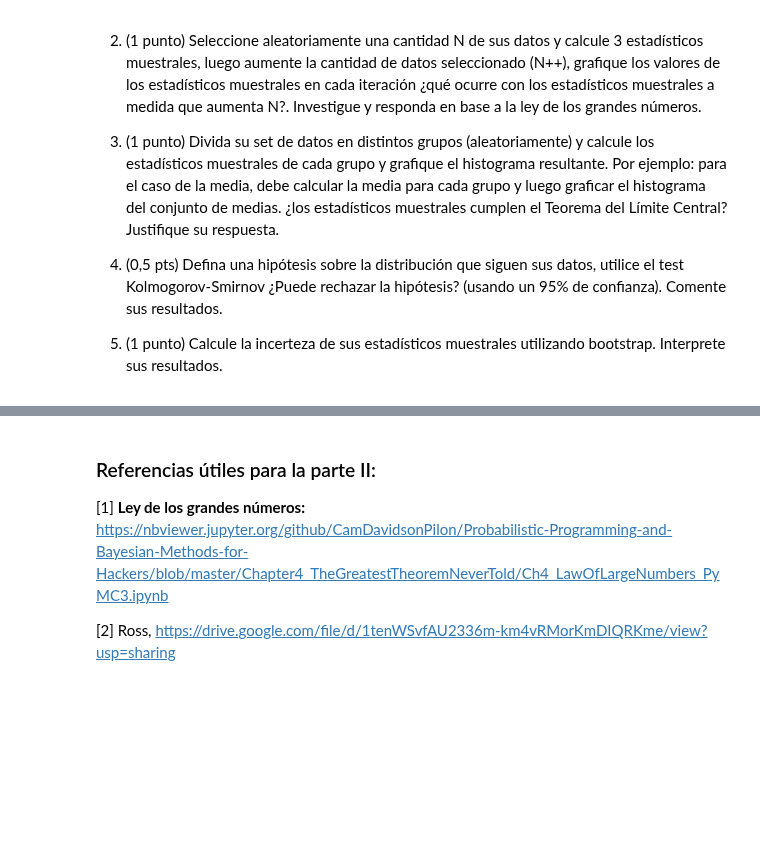
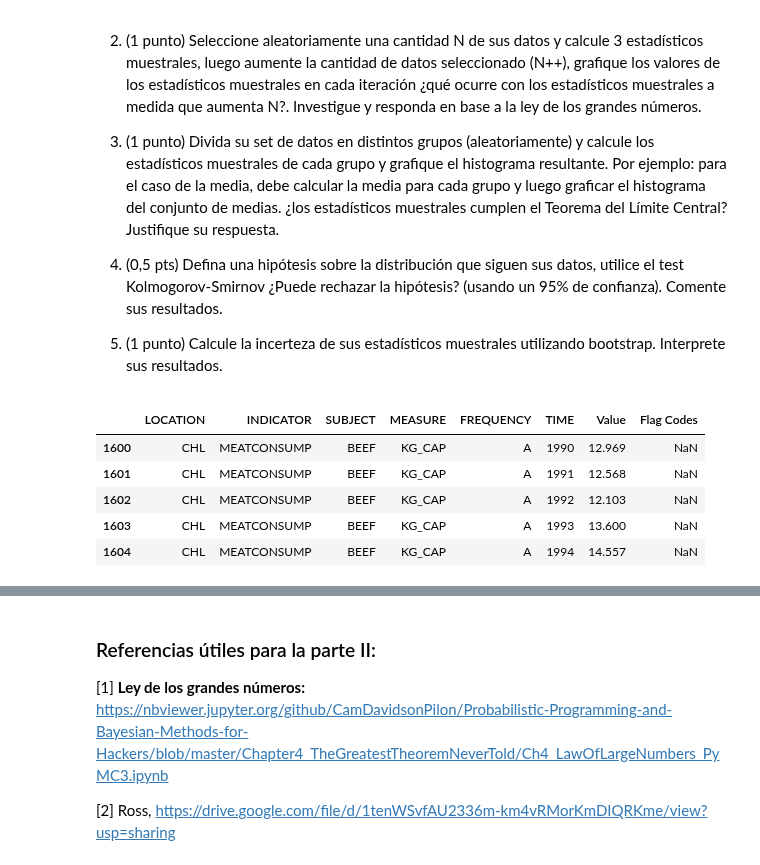
Before and after one commit to estebantejeda/INFO274, a Jupyter notebook: Proyecto/Proyecto_Unidad1.ipynb, the cells around one changed output, grey strips where cells are left out. Drawn from its saved outputs; the diff is of its cells as text; code cells hidden in the pictures; blank space fills up the shorter version.

```diff
--- a/Proyecto/ProyectoUnidad1.ipynb
+++ b/Proyecto/Proyecto_Unidad1.ipynb
@@ -388,0 +391,10 @@ Ejemplo de repositorio de datos climáticos: www.cr2.cl
+# %%
+data = datos[datos["LOCATION"]=="CHL"]
+data.head()
+# %% [output]
+|  | LOCATION | INDICATOR | SUBJECT | MEASURE | FREQUENCY | TIME | Value | Flag Codes |
+| 1600 | CHL | MEATCONSUMP | BEEF | KG_CAP | A | 1990 | 12.969 | NaN |
+| 1601 | CHL | MEATCONSUMP | BEEF | KG_CAP | A | 1991 | 12.568 | NaN |
+| 1602 | CHL | MEATCONSUMP | BEEF | KG_CAP | A | 1992 | 12.103 | NaN |
+| 1603 | CHL | MEATCONSUMP | BEEF | KG_CAP | A | 1993 | 13.600 | NaN |
+| 1604 | CHL | MEATCONSUMP | BEEF | KG_CAP | A | 1994 | 14.557 | NaN |
```
Also changed, not shown: parts of 5 cells of this notebook, 3 other files.
